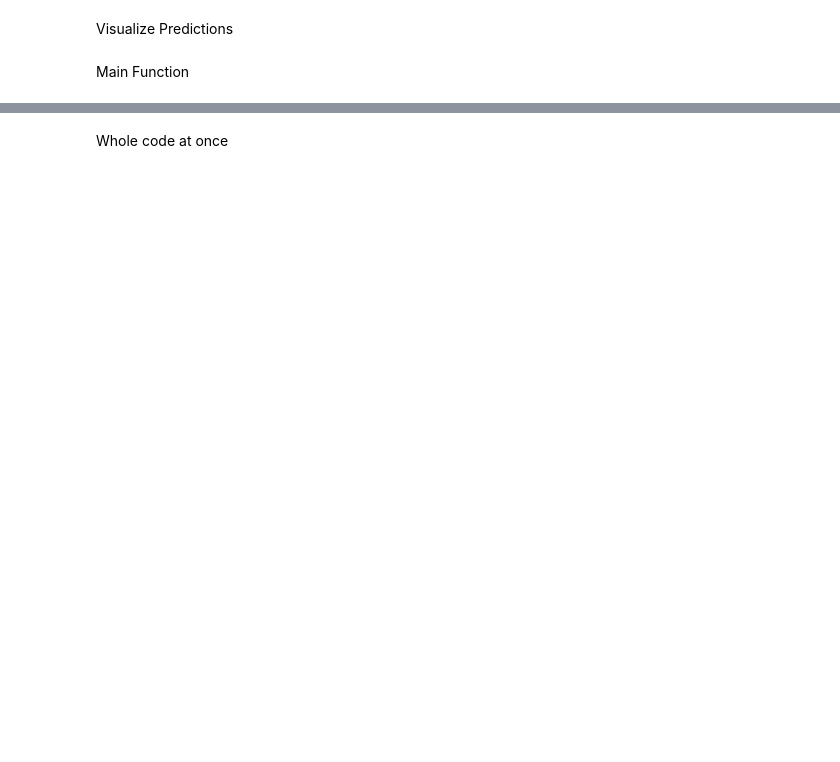
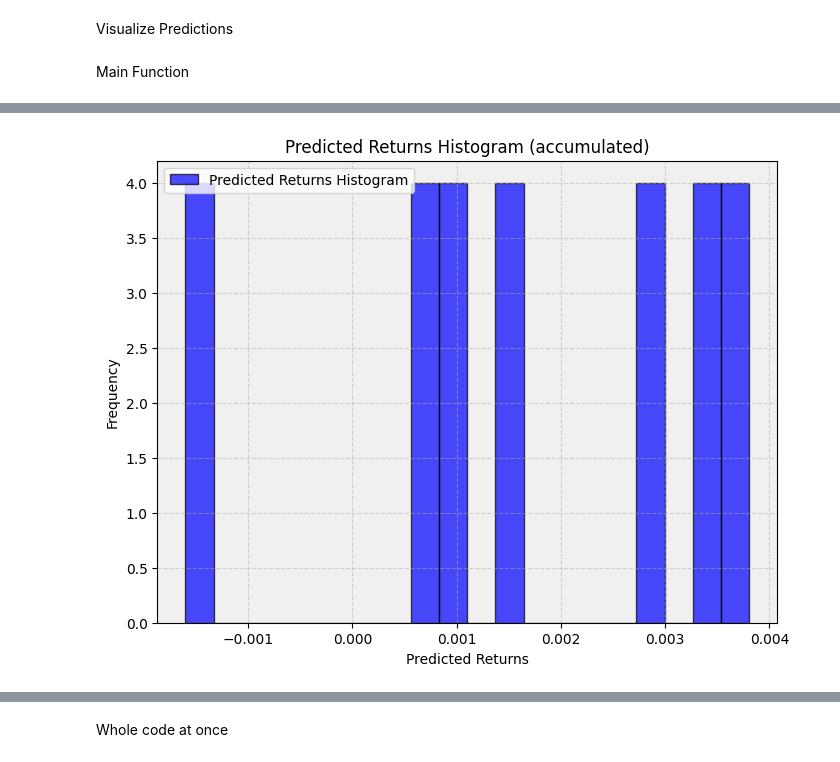
Before and after one commit to Sikys11235/ProjectDPiP, a Jupyter notebook: run_main.ipynb, the cells around one changed output, grey strips where cells are left out. Cells and saved outputs as stored; diff of their text form; code cells hidden in the pictures; blank space fills up the shorter version.

```diff
--- a/run_main.ipynb
+++ b/run_main.ipynb
@@ -193,0 +316,89 @@ Best MSE: 9.407284971488239e-05
+# %%
+import matplotlib.pyplot as plt
+import numpy as np
+import os
+
+# Function to visualize the frequency histogram of predicted returns
+def visualize_histogram(predicted_returns):
+    plt.figure(figsize=(8, 6))
+
+    # Calculate and plot the frequency histogram of predicted returns
+    hist, bins, _ = plt.hist(
+        predicted_returns,
+        bins=20,
+        alpha=0.7,
+        color='blue',
+        edgecolor='black',  # Add black outline
+        label='Predicted Returns Histogram'
+    )
+
+    # Customize plot appearance
+    plt.xlabel('Predicted Returns')
+    plt.ylabel('Frequency')
+    plt.title('Predicted Returns Histogram (accumulated)')
+    plt.legend()
+    plt.grid(True, linestyle='--', alpha=0.5)  # Add gridlines
+
+    # Set a darker background color
+    ax = plt.gca()
+    ax.set_facecolor('#F0F0F0')  # Light gray background
+
+    # Show the histogram
+    plt.show()
+
+
+# Function to save and load accumulated predicted returns
+def save_accumulated_returns(filename, predicted_returns):
+    with open(filename, 'a') as file:
+        np.savetxt(file, predicted_returns, delimiter=',')
+
+def load_accumulated_returns(filename):
+    try:
+        return np.genfromtxt(filename, delimiter=',').tolist()
+    except FileNotFoundError:
+        return []
+
+# Function to clear accumulated predicted returns
+def clear_accumulated_returns(filename):
+    choice = input("Do you want to clear the accumulated data? (y/n): ").strip().lower()
+    if choice == 'y':
+        with open(filename, 'w') as file:
+            file.write('')
+        print("Data cleared.")
+        return True
+    elif choice == 'n':
+        print("Data not cleared.")
+        return False
+    else:
+        print("Invalid choice. Please choose 'y' to clear or 'n' to cancel.")
+        return False
+
+# Main Function
+if __name__ == "__main__":
+    # Example: Generate some sample predicted returns data (replace with your data)
+    predicted_returns_example = predicted_returns
+
+    # Specify the filename for storing accumulated predicted returns
+    filename = 'predicted_returns.csv'
+
+    # Check if the file exists and if you want to clear the data
+    if not predicted_returns_example:
+        print("No predicted returns data to accumulate.")
+    else:
+        if not os.path.exists(filename):
+            print("No existing data file found.")
+        else:
+            clear_choice = clear_accumulated_returns(filename)
+            if clear_choice or not clear_choice:  # Check if data is cleared or 'n' is chosen
+                # Load previously accumulated predicted returns
+                predicted_returns_accumulated = load_accumulated_returns(filename)
+
+                # Accumulate the predicted returns for later analysis
+                predicted_returns_accumulated.extend(predicted_returns_example)
+
+                # Save the accumulated predicted returns
+                save_accumulated_returns(filename, predicted_returns_accumulated)
+
+                # Visualize the histogram of accumulated predicted returns
+                visualize_histogram(predicted_returns_accumulated)
+# %% [output]
@@ -193,0 +406 @@ Best MSE: 9.407284971488239e-05
+[figure, added]
```
Also changed, not shown: parts of 23 cells of this notebook, 2 other files.
